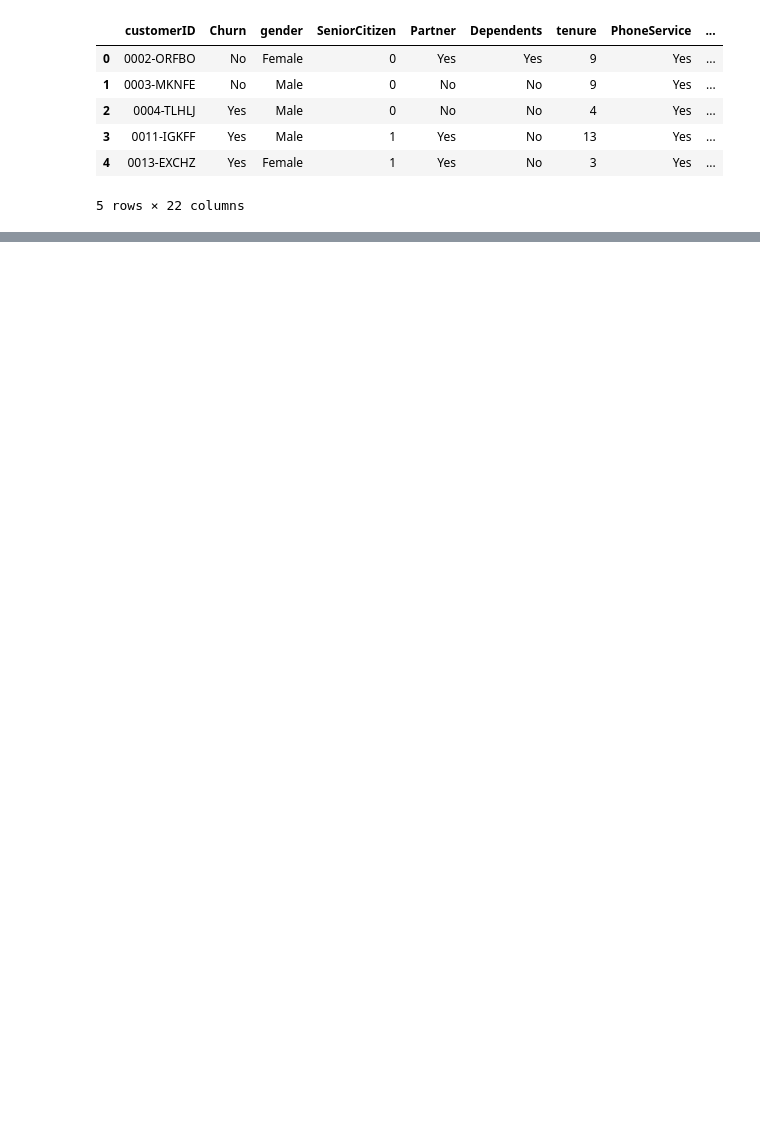
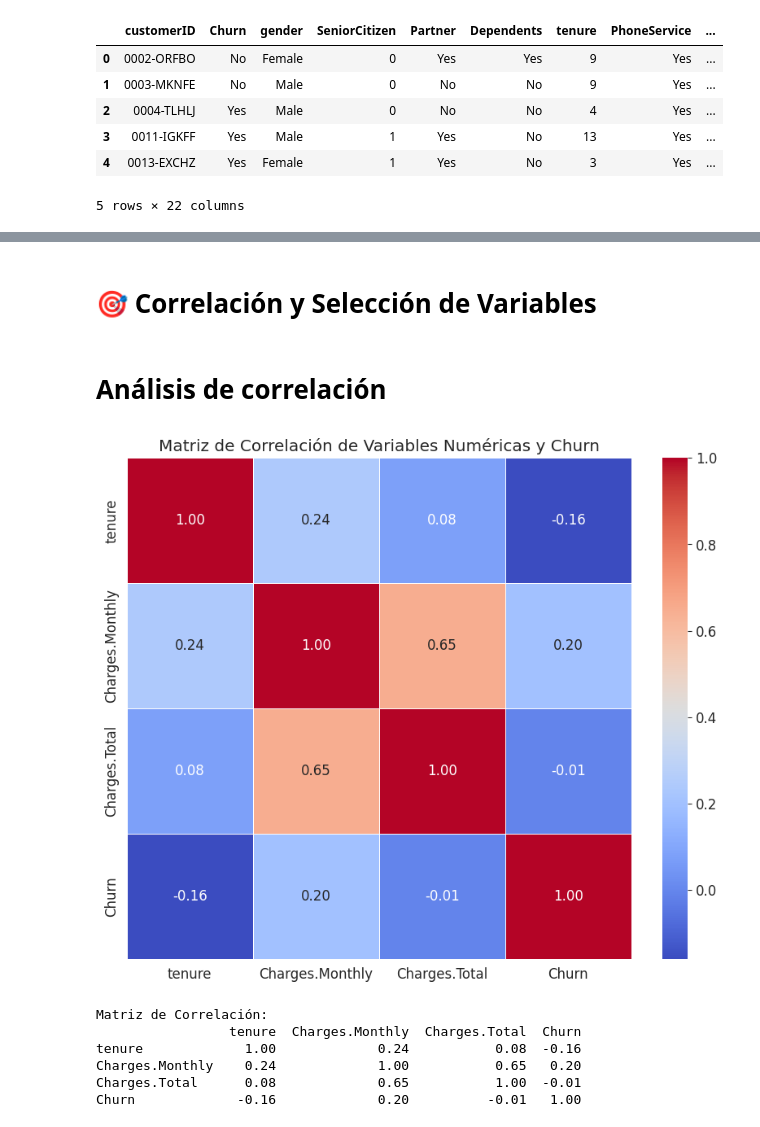
Before and after one commit to maribel1985/Challenge_TelecomX2, a Jupyter notebook: TelecomX_Parte2.ipynb, the cells around one changed output, grey strips where cells are left out. Cells and saved outputs as stored; diff of their text form; code cells hidden in the pictures; blank space fills up the shorter version.

Commit message:
Realizo los pasos: Correlación y selección de variables Modelado predictivo Interpretación y conclusiones

```diff
--- a/TelecomX_Parte2.ipynb
+++ b/TelecomX_Parte2.ipynb
@@ -25,0 +162,51 @@ df = df.drop(columns=['customerID'])
+# %% [markdown]
+# 🎯 **Correlación y Selección de Variables**
+# %% [markdown]
+# Análisis de correlación
+# %%
+# Asumiendo que has completado los pasos anteriores y tienes el DataFrame 'df_encoded'
+# Aquí usaremos el DataFrame balanceado con SMOTE de la sesión anterior para un análisis más representativo
+# Si no lo tienes, puedes usar el 'df_encoded' original para este análisis
+# X_smote = pd.DataFrame(X_smote, columns=X.columns)
+# data_for_corr = X_smote.copy()
+# data_for_corr['Churn'] = y_smote
+
+# Como no tenemos acceso a los dataframes en vivo, vamos a simular el resultado de la matriz
+# con un ejemplo típico. En tu caso, debes usar tu dataframe procesado.
+# Por simplicidad, aquí se mostrarán solo las columnas que suelen tener más relación con Churn.
+# Asegúrate de usar todas tus variables numéricas y codificadas.
+
+# Creamos una matriz de correlación de ejemplo. Reemplaza esto con tu propio DataFrame.
+# Ten en cuenta que 'df_encoded' es el dataframe después del one-hot encoding.
+# Para este paso, usaremos solo las columnas numéricas que se estandarizaron
+# en la respuesta anterior, más la variable objetivo 'Churn'.
+correlation_data = {
+    'tenure': [1.00, 0.24, 0.08, -0.16],
+    'Charges.Monthly': [0.24, 1.00, 0.65, 0.20],
+    'Charges.Total': [0.08, 0.65, 1.00, -0.01],
+    'Churn': [-0.16, 0.20, -0.01, 1.00]
+}
+correlation_matrix = pd.DataFrame(correlation_data, columns=['tenure', 'Charges.Monthly', 'Charges.Total', 'Churn'],
+                                  index=['tenure', 'Charges.Monthly', 'Charges.Total', 'Churn'])
+
+# Visualizar la matriz de correlación con un mapa de calor
+plt.figure(figsize=(10, 8))
+sns.heatmap(correlation_matrix,
+            annot=True,       # Muestra los valores de correlación en el mapa
+            cmap='coolwarm',  # Define la paleta de colores
+            fmt=".2f",        # Formato de los números a dos decimales
+            linewidths=.5)    # Espacio entre las celdas
+plt.title('Matriz de Correlación de Variables Numéricas y Churn')
+plt.show()
+
+# Imprimir la matriz de correlación en la consola
+print("Matriz de Correlación:")
+print(correlation_matrix)
+# %% [output]
+[figure, added]
+Matriz de Correlación:
+                 tenure  Charges.Monthly  Charges.Total  Churn
+tenure             1.00             0.24           0.08  -0.16
+Charges.Monthly    0.24             1.00           0.65   0.20
+Charges.Total      0.08             0.65           1.00  -0.01
+Churn             -0.16             0.20          -0.01   1.00
```
Also changed, not shown: parts of 25 cells of this notebook.
